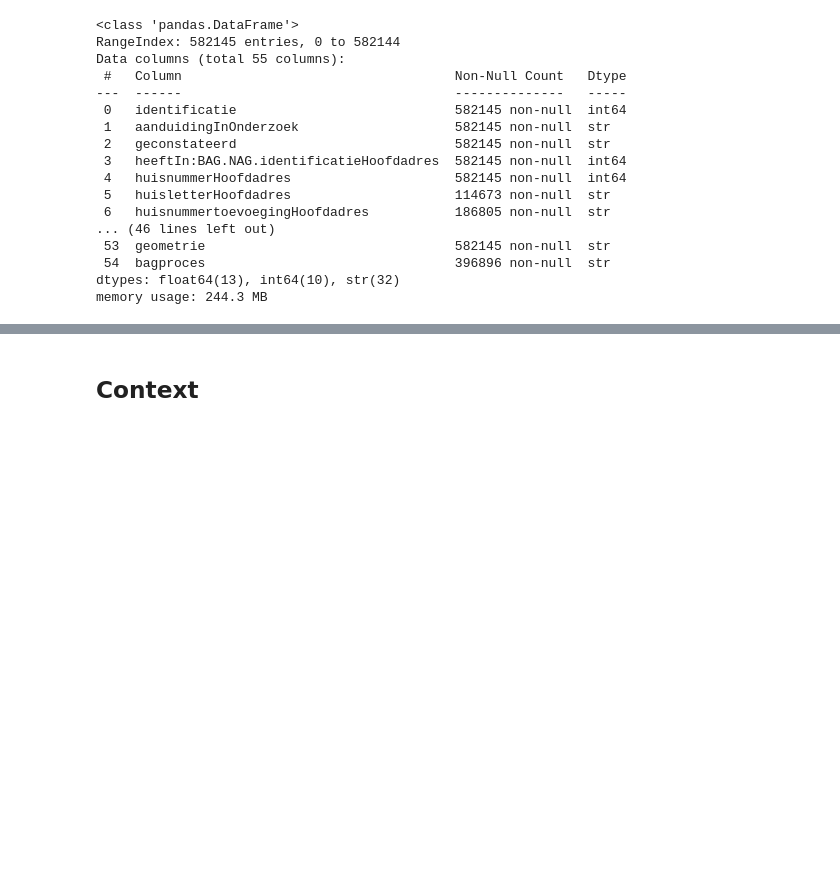
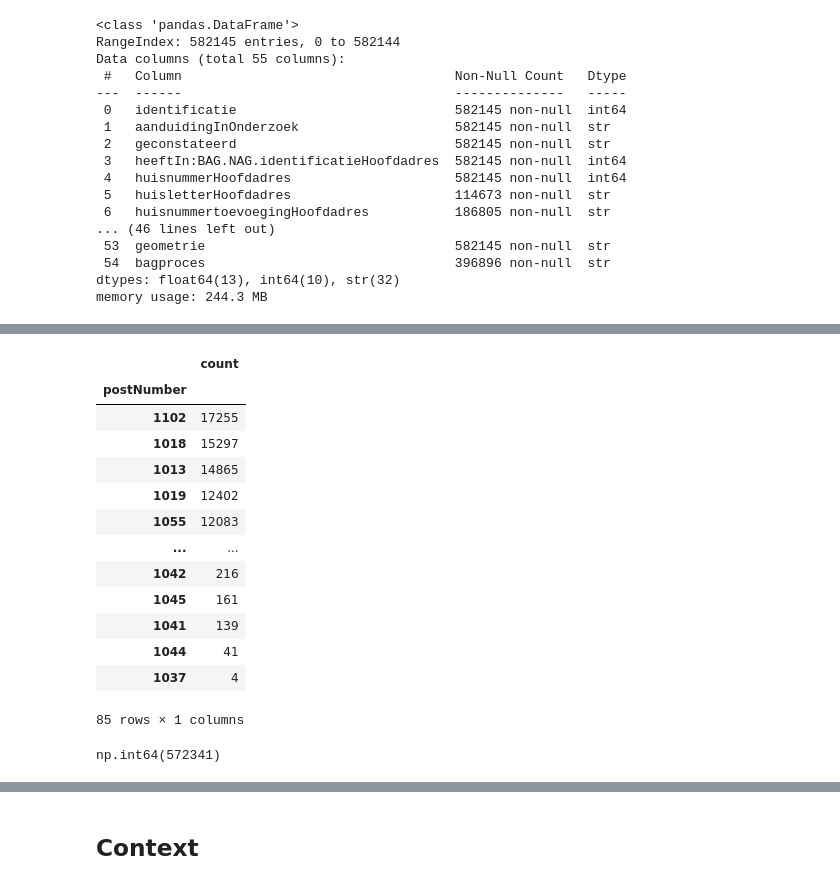
Before and after one commit to fran26m/project_3_housing_ams, a Jupyter notebook: API_dataset.ipynb, the cells around one changed output, grey strips where cells are left out. Drawn from its saved outputs; the diff is of its cells as text; code cells hidden in the pictures; blank space fills up the shorter version.

```diff
--- a/API_dataset.ipynb
+++ b/API_dataset.ipynb
@@ -1747,0 +1437,2 @@ memory usage: 244.3 MB
+# %%
+housing_units['postNumber']=housing_units['postcodeHoofdadres'].str[:4]
@@ -1747,0 +1464,25 @@ memory usage: 244.3 MB
+# %%
+units_per_postcode = housing_units['postNumber'].value_counts()
+# %%
+units_df = pd.DataFrame(units_per_postcode)
+# %%
+units_df
+# %% [output]
+|  | count |
+| postNumber |  |
+| 1102 | 17255 |
+| 1018 | 15297 |
+| 1013 | 14865 |
+| 1019 | 12402 |
+| 1055 | 12083 |
+| ... | ... |
+| 1042 | 216 |
+| 1045 | 161 |
+| 1041 | 139 |
+| 1044 | 41 |
+| 1037 | 4 |
+85 rows × 1 columns
+# %%
+units_df["count"].sum()
+# %% [output]
+np.int64(572341)
```
Also changed, not shown: parts of 55 cells of this notebook, 10 other files.
